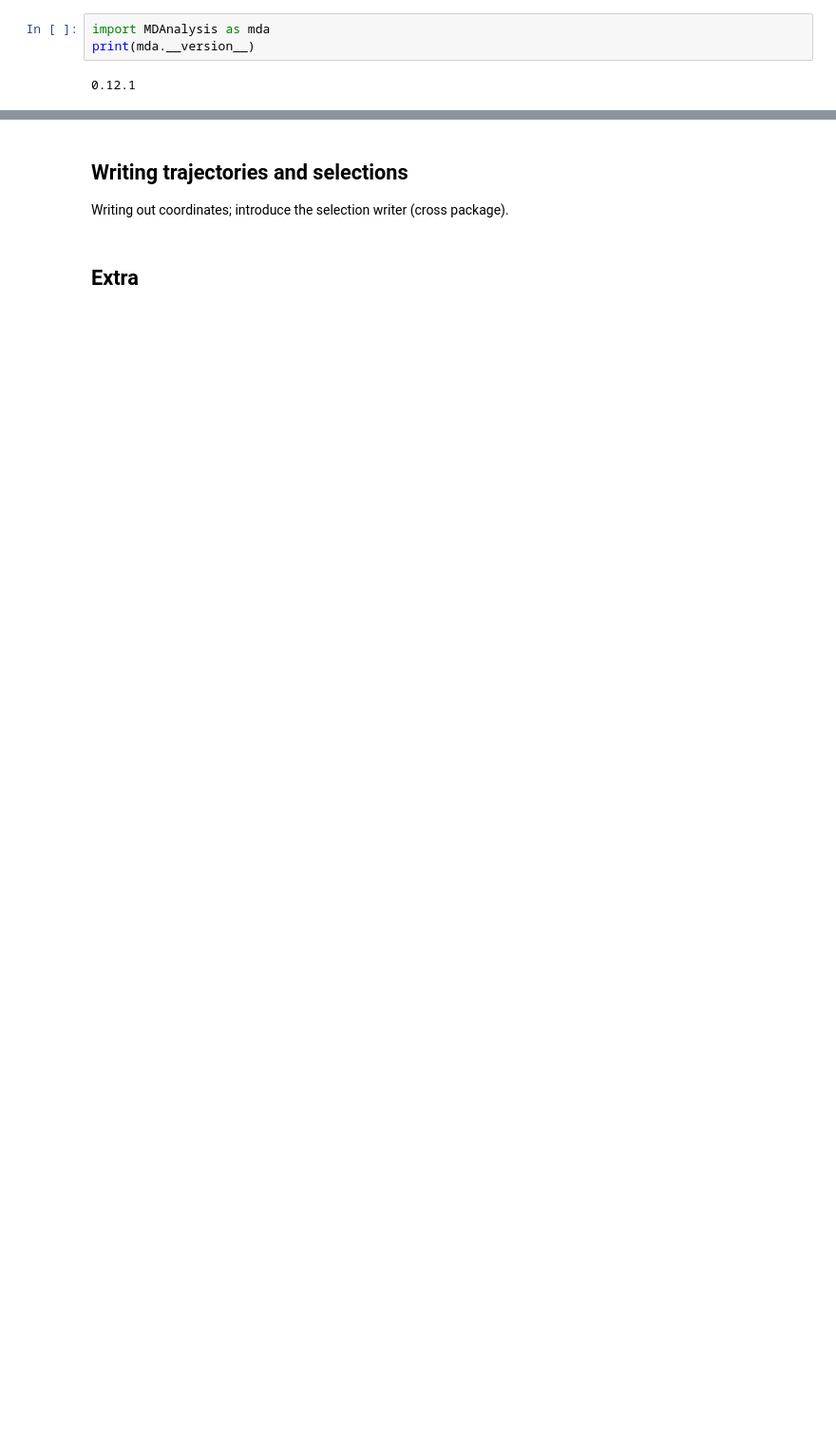
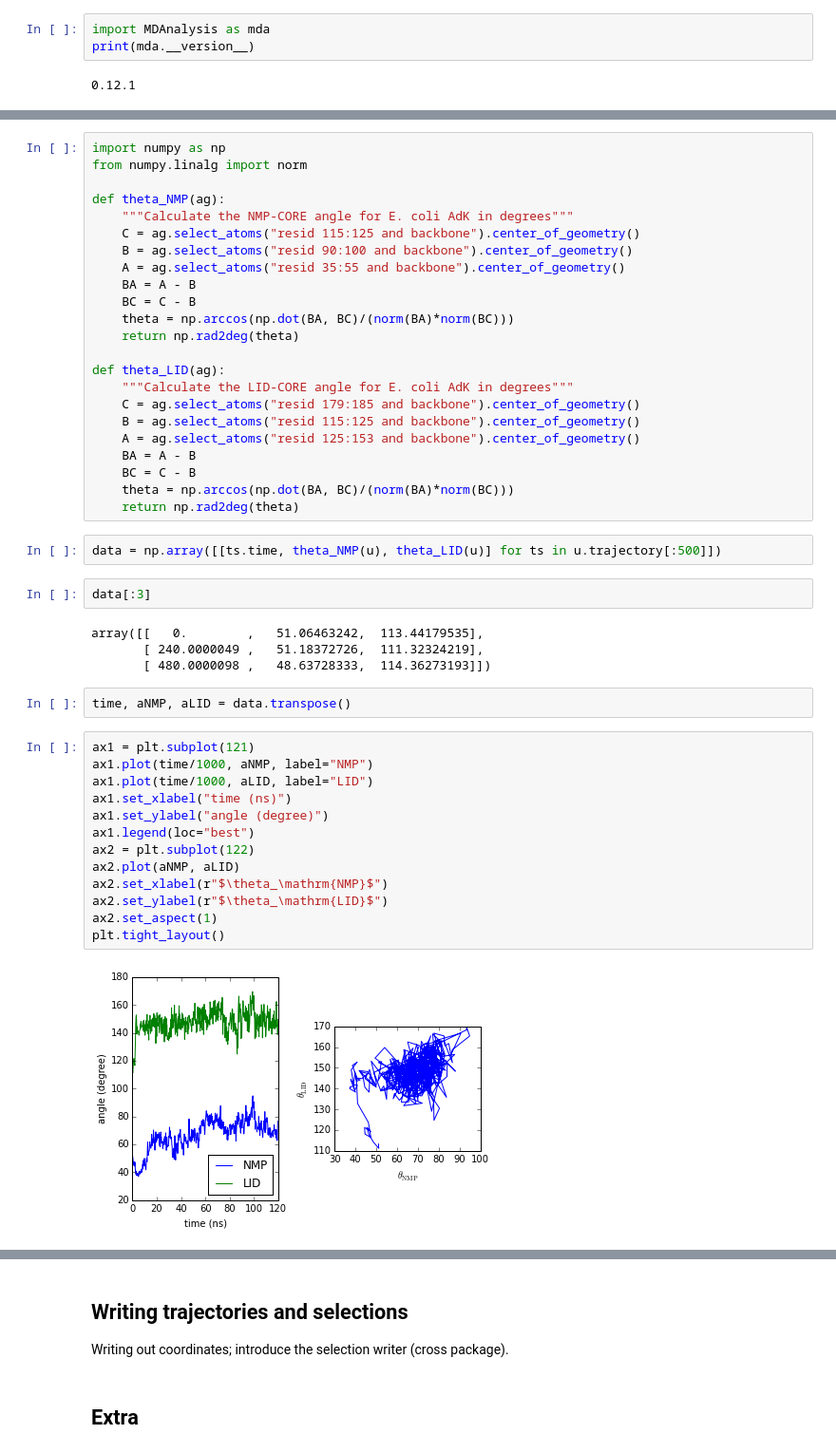
Before and after one commit to Becksteinlab/MDAnalysis-workshop, a Jupyter notebook: notebooks/MDAnalysis_Workshop_Part_2.ipynb, the cells around one changed output, grey strips where cells are left out. Shown at 95% size. Cells and saved outputs as stored; diff of their text form; blank space fills up the shorter version.

```diff
--- a/notebooks/MDAnalysis_Workshop_Part_2.ipynb
+++ b/notebooks/MDAnalysis_Workshop_Part_2.ipynb
@@ -53,0 +284,48 @@ Reading data from a trajectory, frame by frame:
+# %%
+import numpy as np
+from numpy.linalg import norm
+
+def theta_NMP(ag):
+    """Calculate the NMP-CORE angle for E. coli AdK in degrees"""
+    C = ag.select_atoms("resid 115:125 and backbone").center_of_geometry()
+    B = ag.select_atoms("resid 90:100 and backbone").center_of_geometry()
+    A = ag.select_atoms("resid 35:55 and backbone").center_of_geometry()
+    BA = A - B
+    BC = C - B
+    theta = np.arccos(np.dot(BA, BC)/(norm(BA)*norm(BC)))
+    return np.rad2deg(theta)
+
+def theta_LID(ag):
+    """Calculate the LID-CORE angle for E. coli AdK in degrees"""
+    C = ag.select_atoms("resid 179:185 and backbone").center_of_geometry()
+    B = ag.select_atoms("resid 115:125 and backbone").center_of_geometry()
+    A = ag.select_atoms("resid 125:153 and backbone").center_of_geometry()
+    BA = A - B
+    BC = C - B
+    theta = np.arccos(np.dot(BA, BC)/(norm(BA)*norm(BC)))
+    return np.rad2deg(theta)
+# %%
+data = np.array([[ts.time, theta_NMP(u), theta_LID(u)] for ts in u.trajectory[:500]])
+# %%
+data[:3]
+# %% [output]
+array([[   0.        ,   51.06463242,  113.44179535],
+       [ 240.0000049 ,   51.18372726,  111.32324219],
+       [ 480.0000098 ,   48.63728333,  114.36273193]])
+# %%
+time, aNMP, aLID = data.transpose()
+# %%
+ax1 = plt.subplot(121)
+ax1.plot(time/1000, aNMP, label="NMP")
+ax1.plot(time/1000, aLID, label="LID")
+ax1.set_xlabel("time (ns)")
+ax1.set_ylabel("angle (degree)")
+ax1.legend(loc="best")
+ax2 = plt.subplot(122)
+ax2.plot(aNMP, aLID)
+ax2.set_xlabel(r"$\theta_\mathrm{NMP}$")
+ax2.set_ylabel(r"$\theta_\mathrm{LID}$")
+ax2.set_aspect(1)
+plt.tight_layout()
+# %% [output]
+[figure, added]
```
Also changed, not shown: parts of 65 cells of this notebook, 1 other file.
